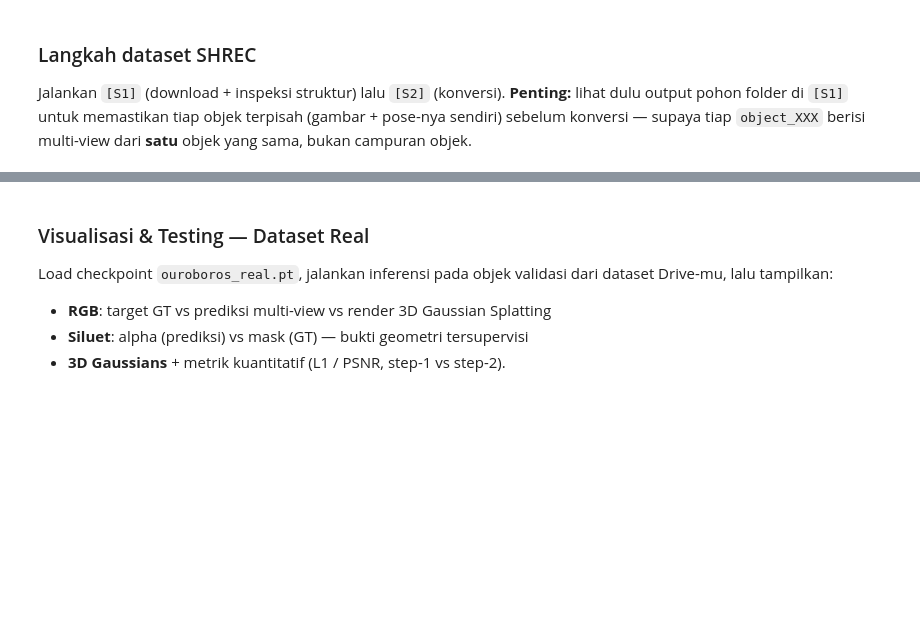
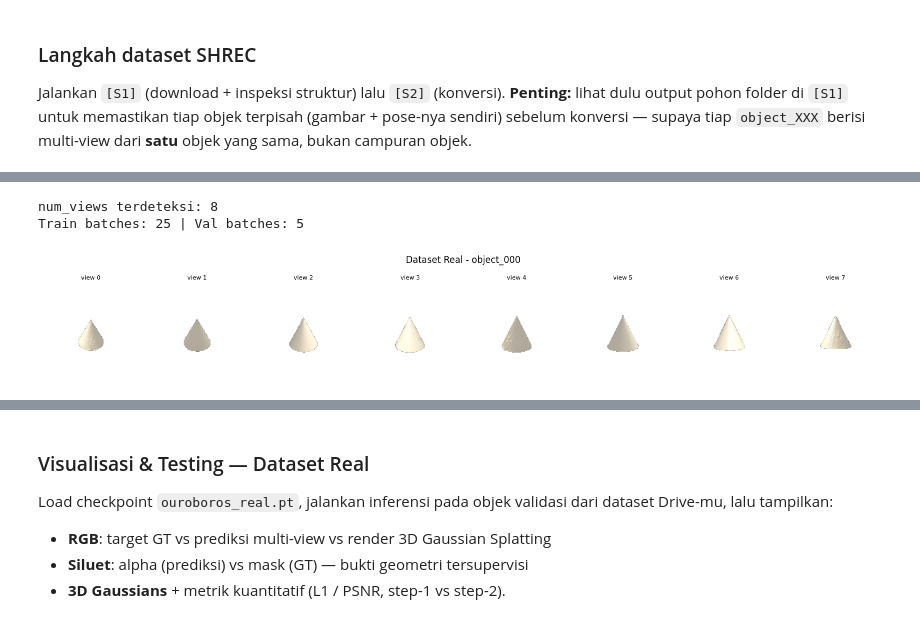
Before and after one commit to Noelsip/ouroboros3d-model-simple, a Jupyter notebook: Ouroboros3D_Colab.ipynb, the cells around one changed output, grey strips where cells are left out. Drawn from its saved outputs; the diff is of its cells as text; code cells hidden in the pictures; blank space fills up the shorter version.

```diff
--- a/Ouroboros3D_Colab.ipynb
+++ b/Ouroboros3D_Colab.ipynb
@@ -161,22 +224,27 @@ print(f"\nTotal folder berisi PNG: {len(counts)} | total PNG: {sum(counts.values
 # %%
-# [3] Sanity check loader + preview dataset real
 import glob
 from PIL import Image
 import matplotlib.pyplot as plt
 from dataset import build_dataloaders
 
 # deteksi num_views dari objek pertama
-n_views = len(glob.glob("data/real/object_000/views/view_*.png"))
+# n_views = len(glob.glob("data/real/object_000/views/view_*.png"))
+# Explicitly set n_views to 8, as data was prepared with --num-views 8
+n_views = 8
 print(f"num_views terdeteksi: {n_views}")
 
 tr, va = build_dataloaders("data/real", img_size=64, num_views=n_views,
                            batch_size=2, num_workers=0)
 print(f"Train batches: {len(tr)} | Val batches: {len(va)}")
 
 # preview objek pertama
 fig, axes = plt.subplots(1, n_views, figsize=(2*n_views, 2.4))
 axes = [axes] if n_views == 1 else axes
 for i in range(n_views):
     axes[i].imshow(Image.open(f"data/real/object_000/views/view_{i:02d}.png"))
     axes[i].set_title(f"view {i}", fontsize=8); axes[i].axis("off")
 plt.suptitle("Dataset Real - object_000", y=1.02); plt.tight_layout(); plt.show()
+# %% [output]
+num_views terdeteksi: 8
+Train batches: 25 | Val batches: 5
+[figure, added]
```
Also changed, not shown: parts of 13 cells of this notebook.
